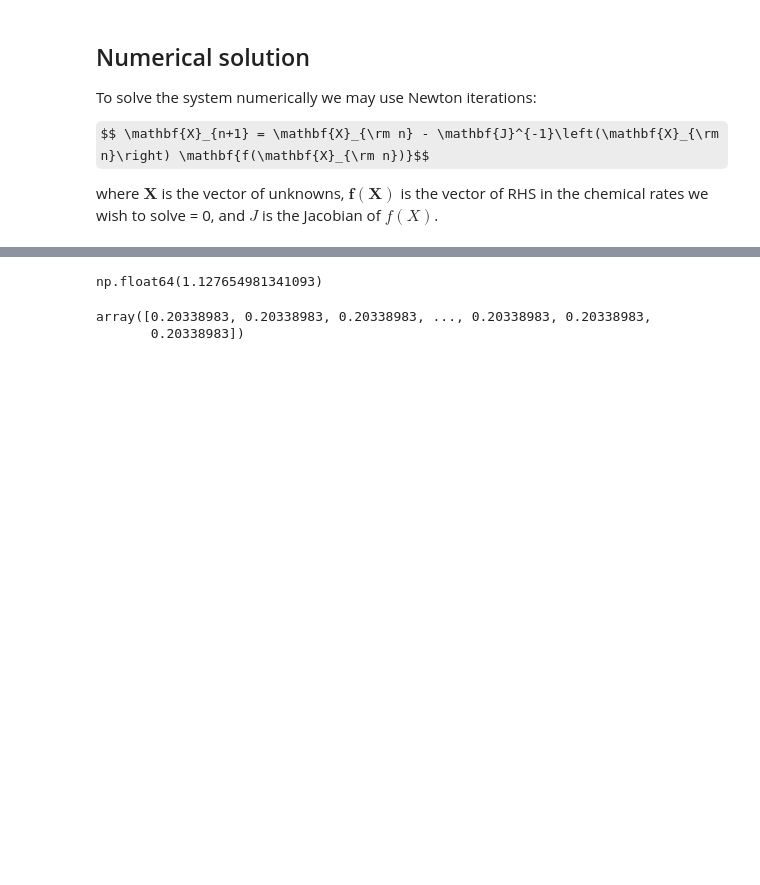
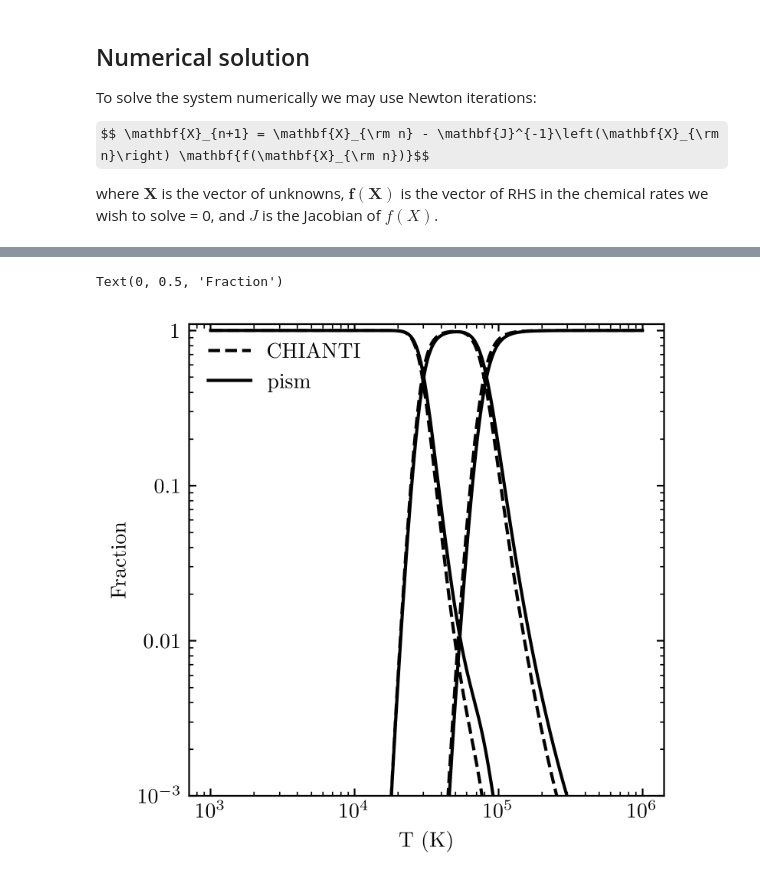
Before and after one commit to mikegrudic/pism, a Jupyter notebook: examples/CIE.ipynb, the cells around one changed output, grey strips where cells are left out. Saved outputs shown, nothing was run; the diff lists cells and outputs as text; code cells hidden in the pictures; some formulas as TeX source; blank space fills up the shorter version.

```diff
--- a/examples/CIE.ipynb
+++ b/examples/CIE.ipynb
@@ -201,9 +201,17 @@ plt.legend()
-# %%
-ne.max()
-# %% [output]
-np.float64(1.127654981341093)
-# %%
-4 * (nHepp+sol[:,2]+sol[:,3]) / (4 * (nHepp+sol[:,2]+sol[:,3]) + 1)
-# %% [output]
-array([0.20338983, 0.20338983, 0.20338983, ..., 0.20338983, 0.20338983,
-       0.20338983])
+# %%
+import ChiantiPy.core as ch
+
+he = ch.ioneq(2)
+he.load()
+he.calculate(Tgrid)
+
+for i in range(3):
+    plt.loglog(Tgrid, he.Ioneq[i], ls='dashed',color='black',label=("CHIANTI" if i==0 else None))
+    plt.loglog(Tgrid, sol[:,2+i]/sol[:,2:5].sum(1), ls='solid',color='black',label=("pism" if i==0 else None))
+plt.ylim(1e-3,1.1)
+plt.legend()
+plt.xlabel(r"T (K)")
+plt.ylabel(r"Fraction")
+# %% [output]
+Text(0, 0.5, 'Fraction')
+[figure, added]
```
Also changed, not shown: parts of 4 cells of this notebook, 2 other files.
